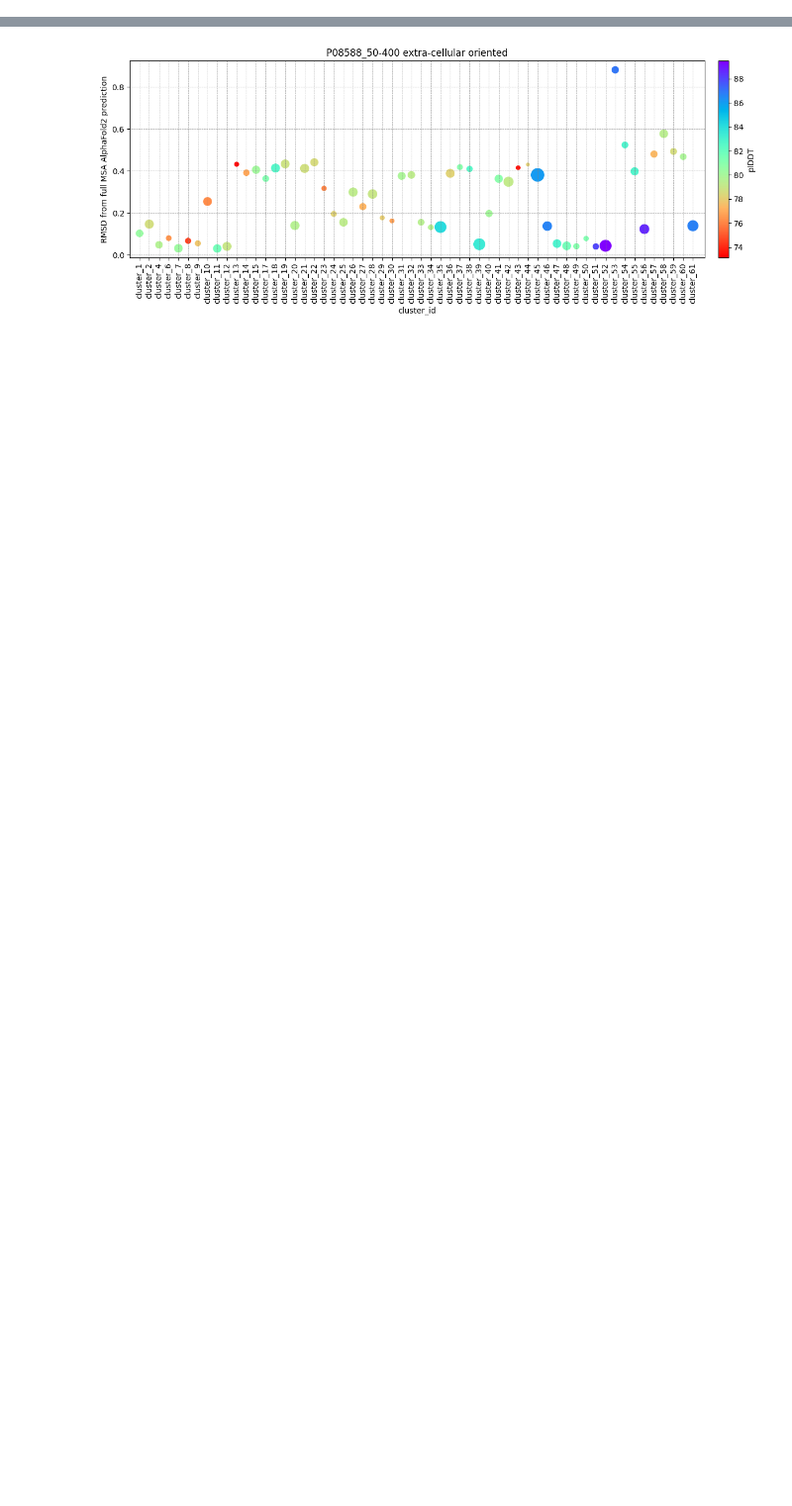
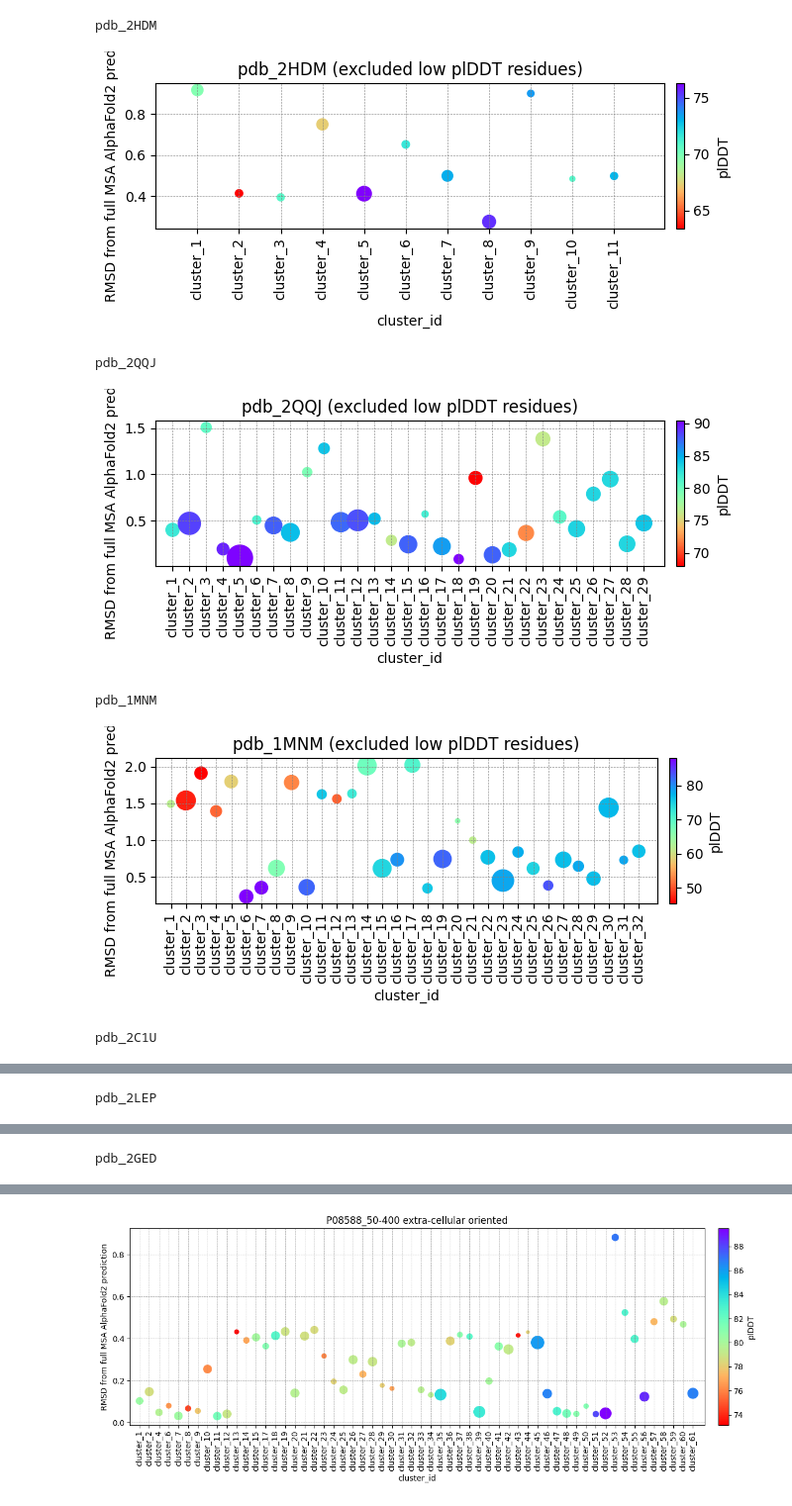
Before and after one commit to RitAreaSciencePark/MSARC, a Jupyter notebook: predictions_analysis.ipynb, the cells around one changed output, grey strips where cells are left out. Shown at 99% size. Saved outputs shown, nothing was run; the diff lists cells and outputs as text; code cells hidden in the pictures; blank space fills up the shorter version.

```diff
--- a/predictions_analysis.ipynb
+++ b/predictions_analysis.ipynb
@@ -104 +106,19 @@ def main(name):
     plot(sorted_clu_ids, rmsd, plddt, size, name)
+# %%
+dirs = os.listdir('./')
+pdb_dirs = [d for d in dirs if 'pdb_' in d]
+
+for pdir in pdb_dirs:
+    print(pdir)
+    try:
+        main(pdir)
+    except Exception as e:
+        continue
+# %% [output]
+pdb_2HDM
+[figure, added]
+pdb_2QQJ
+[figure, added]
+pdb_1MNM
+[figure, added]
+pdb_2C1U
@@ -104,0 +126 @@ def main(name):
+pdb_2LEP
@@ -104,0 +128 @@ def main(name):
+pdb_2GED
```
Also changed, not shown: parts of 13 cells of this notebook.
